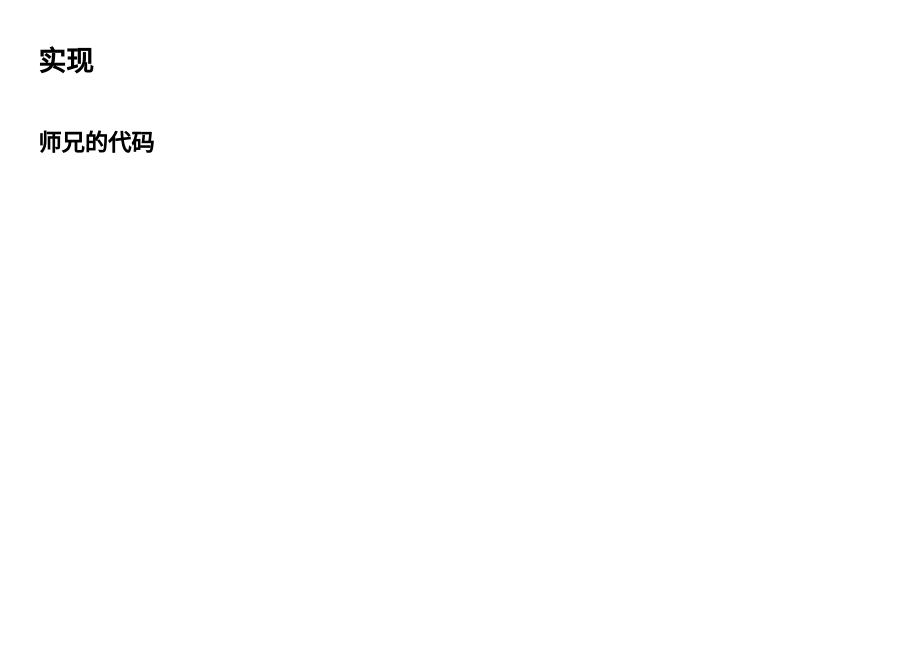
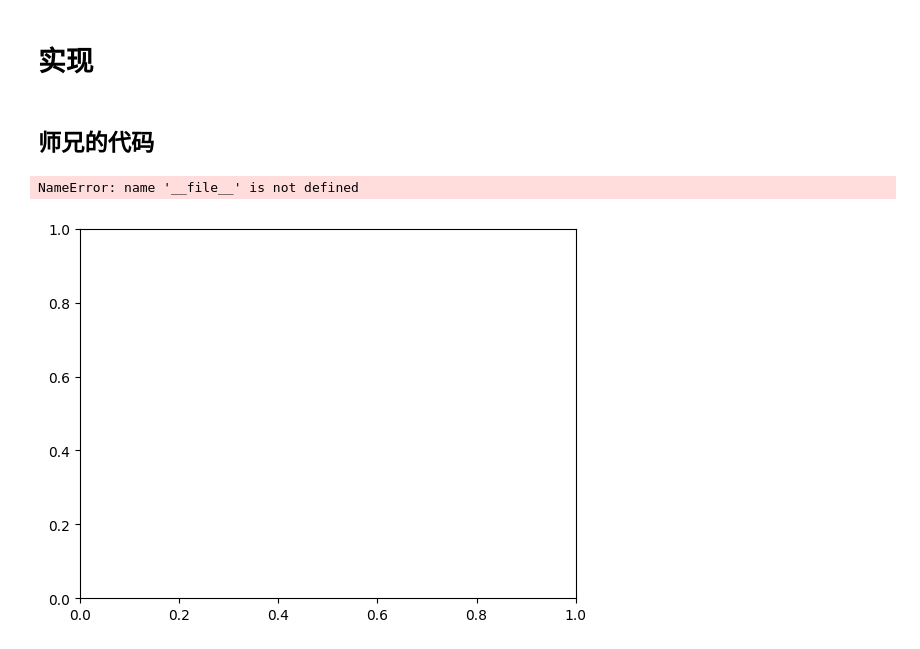
Before and after one commit to a-fly-fly-bird/graduate_design, a Jupyter notebook: gaze_guy/kits/heatmap.ipynb, the cells around one changed output. Saved outputs shown, nothing was run; the diff lists cells and outputs as text; code cells hidden in the pictures; blank space fills up the shorter version.

```diff
--- a/gaze_guy/kits/heatmap.ipynb
+++ b/gaze_guy/kits/heatmap.ipynb
@@ -45,7 +45,7 @@ ax = sns.heatmap(values, cmap="YlGnBu", xticklabels=2, yticklabels=False)  # x
 # %% [markdown]
 ## 师兄的代码
 # %%
-class ImgHeatMap:
+class HeatMap:
     def __init__(self):
         # 根据时间生成随机数，保证每次都不一样
         np.random.seed(int(time.time()))
@@ -88,3 +88,9 @@ class ImgHeatMap:
             data = json.load(f)
         gaze = np.asarray(data['direction'], dtype=np.float32)
         return gaze
+# %%
+heatMap = HeatMap()
+gaze = heatMap.get_json_file()
+# %% [output]
+NameError: name '__file__' is not defined
+[figure, added]
```
Also changed, not shown: parts of 4 cells of this notebook.
